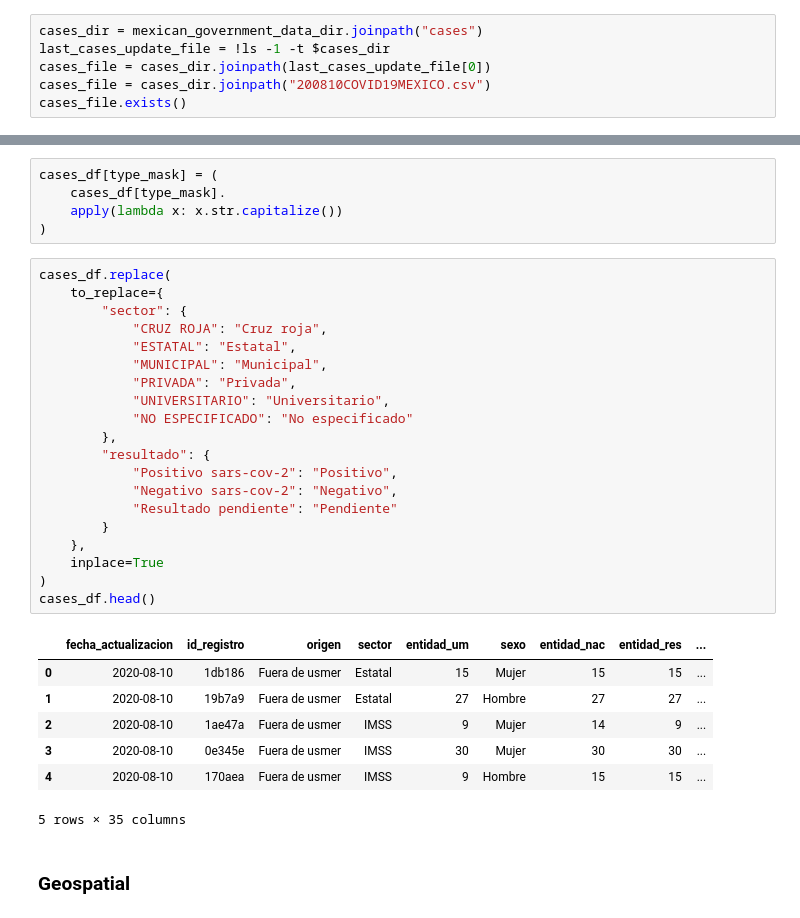
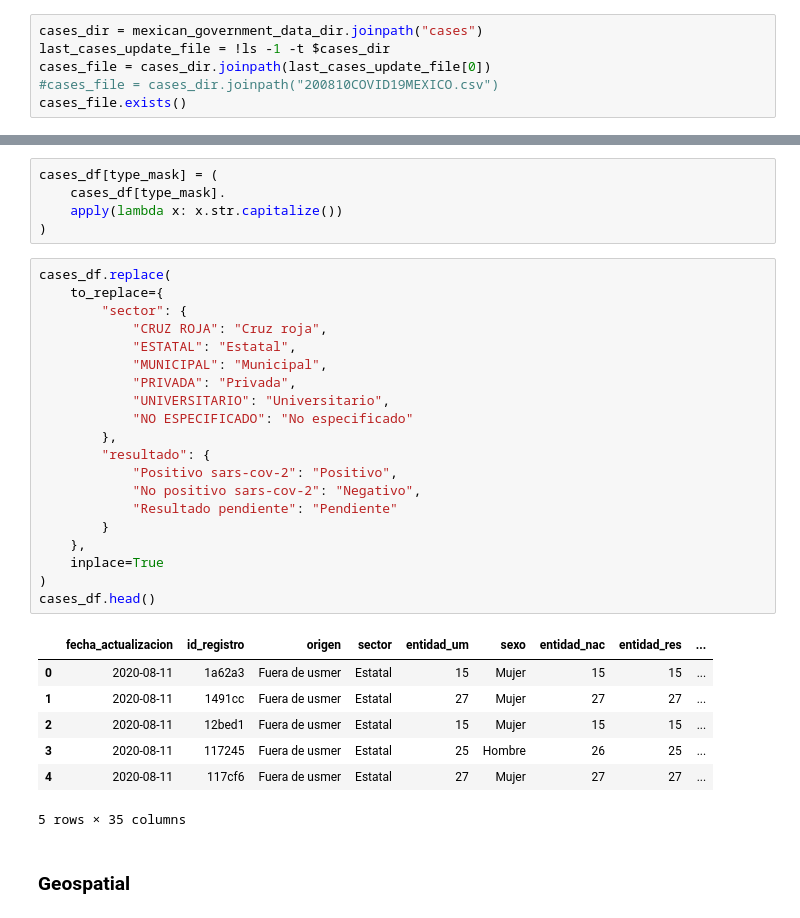
Before and after one commit to jvelez-s/cdmx_challenge, a Jupyter notebook: notebooks/0.5-jvs-data_preprocessing.ipynb, the cells around one changed output, grey strips where cells are left out. Saved outputs shown, nothing was run; the diff lists cells and outputs as text.

```diff
--- a/notebooks/0.5-jvs-data_preprocessing.ipynb
+++ b/notebooks/0.5-jvs-data_preprocessing.ipynb
@@ -27,7 +25,7 @@ mexican_government_data_dir = data_dir.joinpath("mexican_government")
 cases_dir = mexican_government_data_dir.joinpath("cases")
 last_cases_update_file = !ls -1 -t $cases_dir
 cases_file = cases_dir.joinpath(last_cases_update_file[0])
-cases_file = cases_dir.joinpath("200810COVID19MEXICO.csv")
+#cases_file = cases_dir.joinpath("200810COVID19MEXICO.csv")
 cases_file.exists()
 # %% [output]
 True
@@ -239,30 +237,30 @@ cases_df[type_mask] = (
 # %%
 cases_df.replace(
     to_replace={
         "sector": {
             "CRUZ ROJA": "Cruz roja",
             "ESTATAL": "Estatal",
             "MUNICIPAL": "Municipal",
             "PRIVADA": "Privada",
             "UNIVERSITARIO": "Universitario",
             "NO ESPECIFICADO": "No especificado"
         },
         "resultado": {
             "Positivo sars-cov-2": "Positivo",
-            "Negativo sars-cov-2": "Negativo",
+            "No positivo sars-cov-2": "Negativo",
             "Resultado pendiente": "Pendiente"
         }
     },
     inplace=True
 )
 cases_df.head()
 # %% [output]
 |  | fecha_actualizacion | id_registro | origen | sector | entidad_um | sexo | entidad_nac | entidad_res | ... |
-| 0 | 2020-08-10 | 1db186 | Fuera de usmer | Estatal | 15 | Mujer | 15 | 15 | ... |
-| 1 | 2020-08-10 | 19b7a9 | Fuera de usmer | Estatal | 27 | Hombre | 27 | 27 | ... |
-| 2 | 2020-08-10 | 1ae47a | Fuera de usmer | IMSS | 9 | Mujer | 14 | 9 | ... |
-| 3 | 2020-08-10 | 0e345e | Fuera de usmer | IMSS | 30 | Mujer | 30 | 30 | ... |
-| 4 | 2020-08-10 | 170aea | Fuera de usmer | IMSS | 9 | Hombre | 15 | 15 | ... |
+| 0 | 2020-08-11 | 1a62a3 | Fuera de usmer | Estatal | 15 | Mujer | 15 | 15 | ... |
+| 1 | 2020-08-11 | 1491cc | Fuera de usmer | Estatal | 27 | Mujer | 27 | 27 | ... |
+| 2 | 2020-08-11 | 12bed1 | Fuera de usmer | Estatal | 15 | Mujer | 15 | 15 | ... |
+| 3 | 2020-08-11 | 117245 | Fuera de usmer | Estatal | 25 | Hombre | 26 | 25 | ... |
+| 4 | 2020-08-11 | 117cf6 | Fuera de usmer | Estatal | 27 | Mujer | 27 | 27 | ... |
 5 rows × 35 columns
 # %% [markdown]
 ### Geospatial
```
Also changed, not shown: parts of 9 cells of this notebook, 6 other files.
